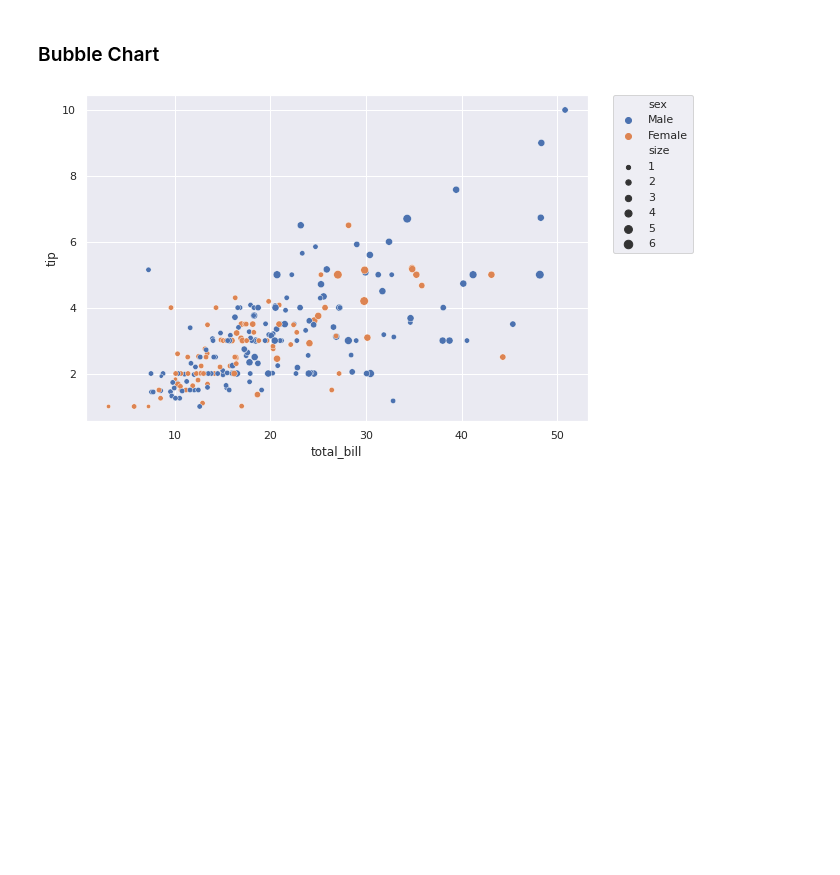
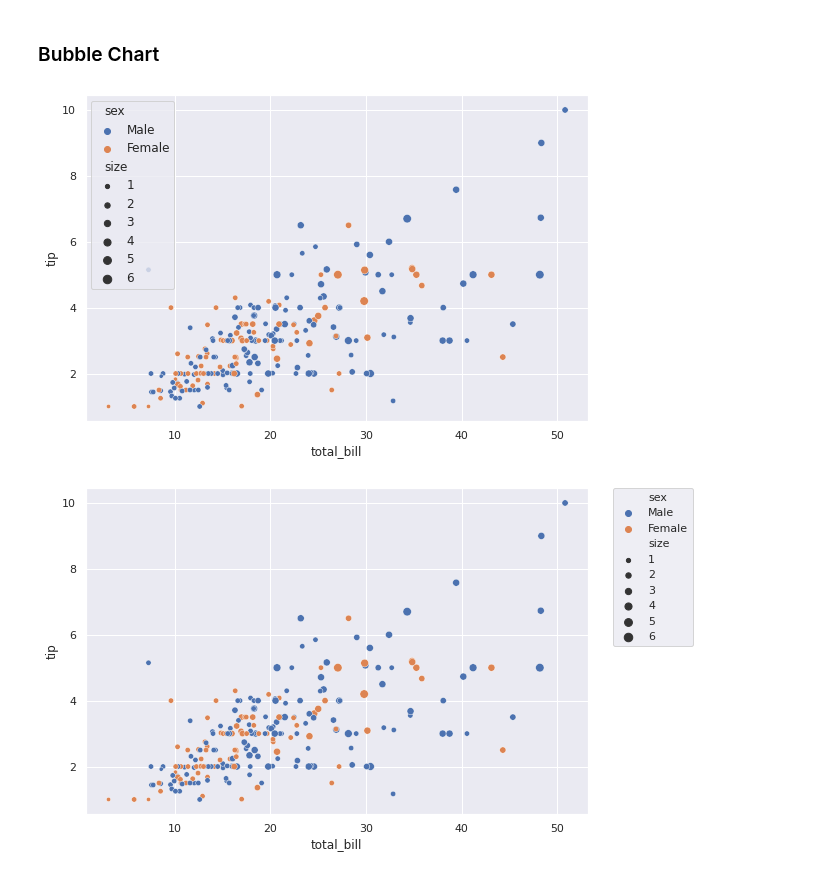
Before and after one commit to adhang/data-science-digital-skola, a Jupyter notebook: 16. Advanced Visualization/Learn - Advanced Visualization.ipynb, the cells around one changed output. Cells and saved outputs as stored; diff of their text form; code cells hidden in the pictures; blank space fills up the shorter version.

```diff
--- a/16. Advanced Visualization/Learn - Advanced Visualization.ipynb
+++ b/16. Advanced Visualization/Learn - Advanced Visualization.ipynb
@@ -165,6 +169,14 @@ sns.lmplot(data=data, x='total_bill', y='tip', hue='sex', fit_reg=False)
 [figure]
 # %% [markdown]
 ### Bubble Chart
+# %%
+fig, ax = plt.subplots(figsize=(9,6))
+
+sns.scatterplot(data=data, x='total_bill', y='tip', hue='sex', size='size', ax=ax)
+
+plt.show()
+# %% [output]
+[figure, added]
 # %%
 fig, ax = plt.subplots(figsize=(9,6))
 
```
Also changed, not shown: parts of 68 cells of this notebook.
